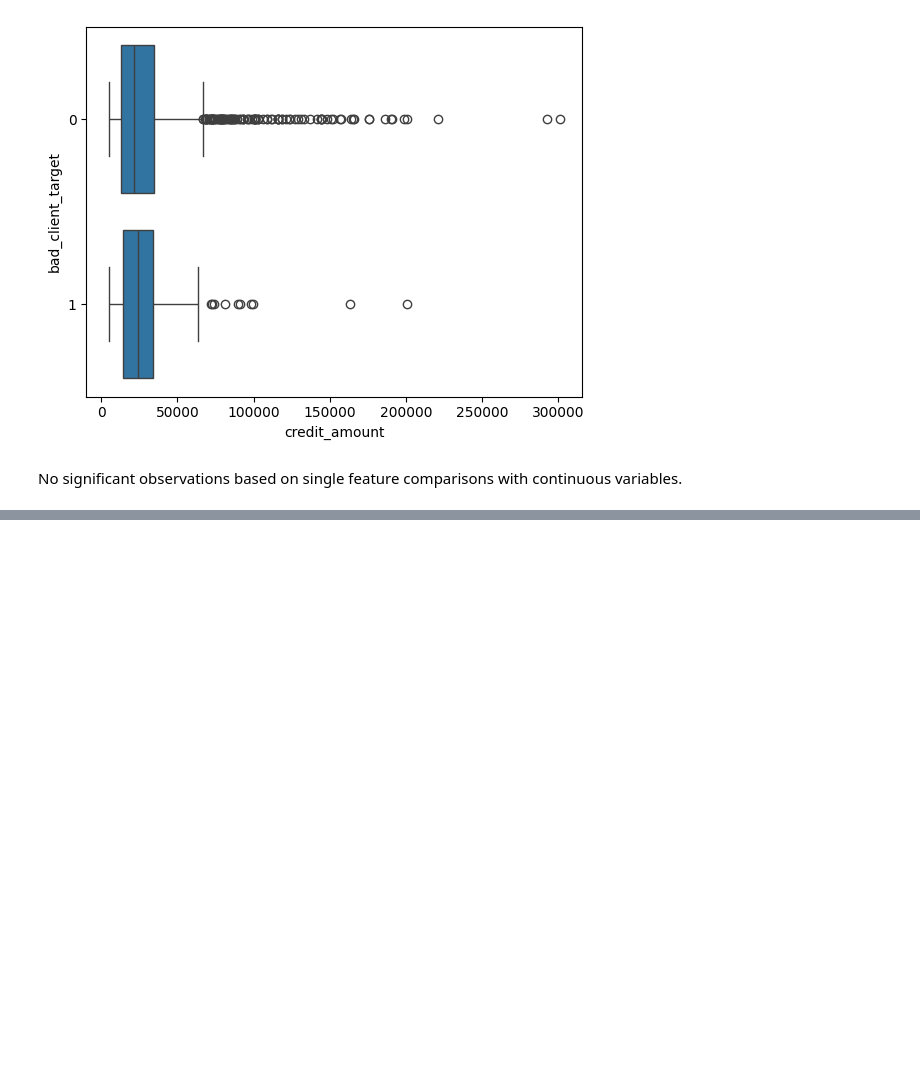
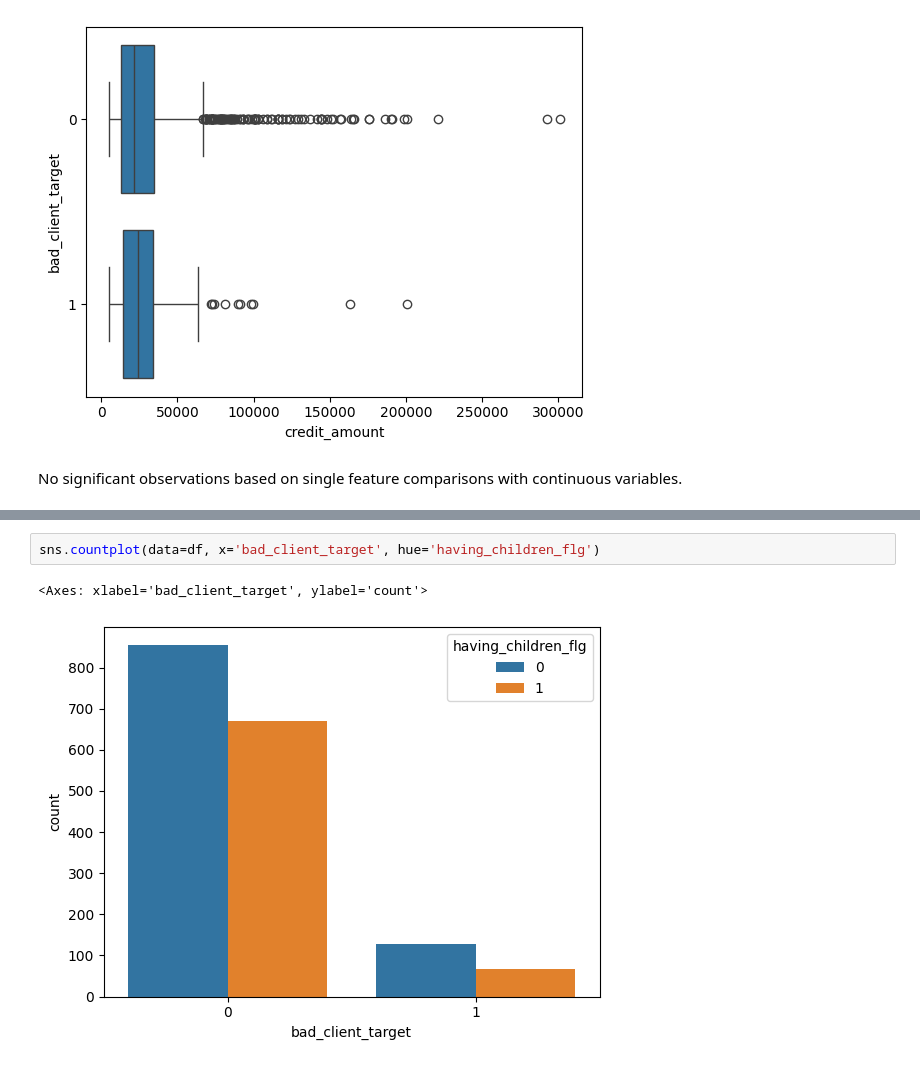
Before and after one commit to j584lee98/sklearn-models, a Jupyter notebook: models/DecisionTree-RandomForest.ipynb, the cells around one changed output, grey strips where cells are left out. Cells and saved outputs as stored; diff of their text form; blank space fills up the shorter version.

```diff
--- a/models/DecisionTree-RandomForest.ipynb
+++ b/models/DecisionTree-RandomForest.ipynb
@@ -102,0 +131,5 @@ No significant observations based on single feature comparisons with continuous
+# %%
+sns.countplot(data=df, x='bad_client_target', hue='having_children_flg')
+# %% [output]
+<Axes: xlabel='bad_client_target', ylabel='count'>
+[figure, added]
```
Also changed, not shown: parts of 6 cells of this notebook.
